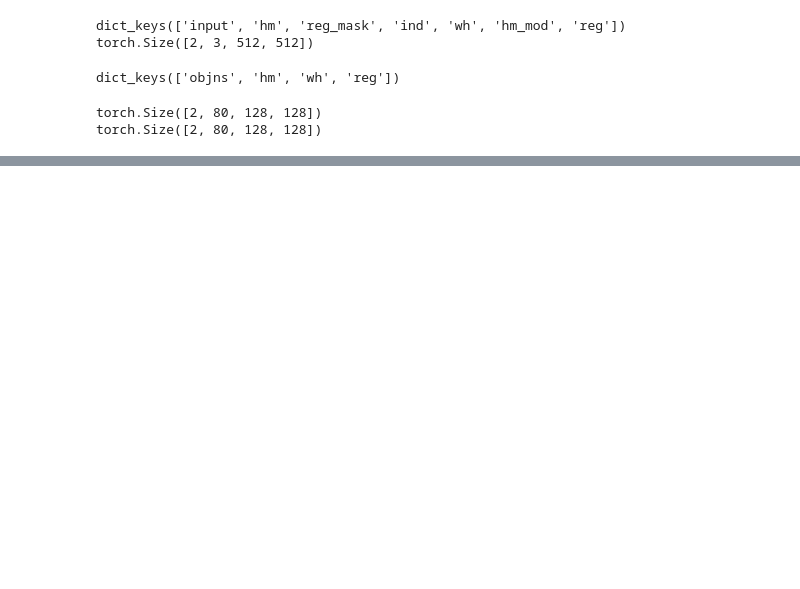
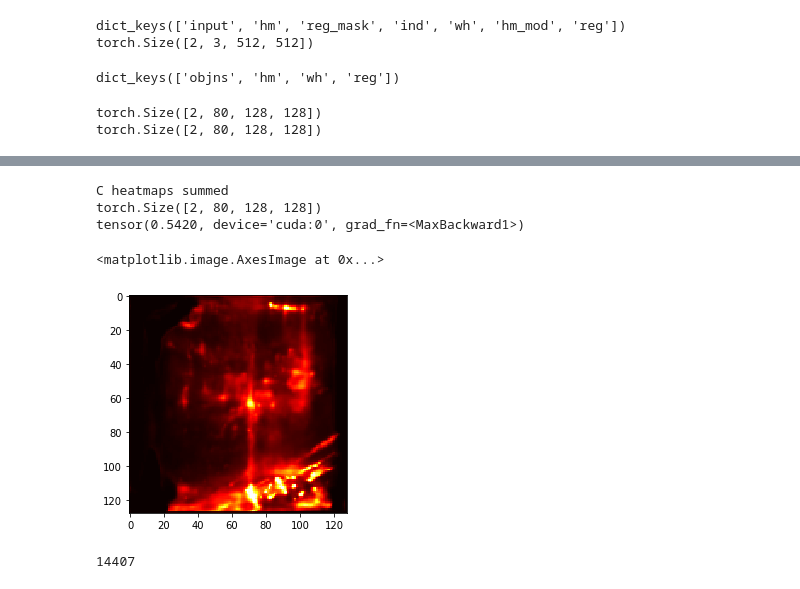
Before and after one commit to s-kill/FewShot-CenterNet, a Jupyter notebook: src/pruebas4-HMS_best.ipynb, the cells around one changed output, grey strips where cells are left out. Saved outputs shown, nothing was run; the diff lists cells and outputs as text; code cells hidden in the pictures; blank space fills up the shorter version.

```diff
--- a/src/pruebas4-HMS_best.ipynb
+++ b/src/pruebas4-HMS_best.ipynb
@@ -116,0 +119,18 @@ tensor(0.6831, device='cuda:0', grad_fn=<MaxBackward1>)
+# %%
+print('C heatmaps summed')
+pred_obj = output['objns'].sigmoid()
+img_gt2 = pred_obj.detach().cpu().numpy()
+img_r = img_gt2[0,0,:,:]
+print(pred_hm.size())
+print(pred_hm.max())
+plt.imshow(img_r, cmap='hot', interpolation='nearest')
+# %% [output]
+C heatmaps summed
+torch.Size([2, 80, 128, 128])
+tensor(0.5420, device='cuda:0', grad_fn=<MaxBackward1>)
+<matplotlib.image.AxesImage at 0x...>
+[figure, added]
+# %%
+(img_gt2.squeeze(1))
+# %% [output]
+14407
```
Also changed, not shown: parts of 10 cells of this notebook, 9 other files.
